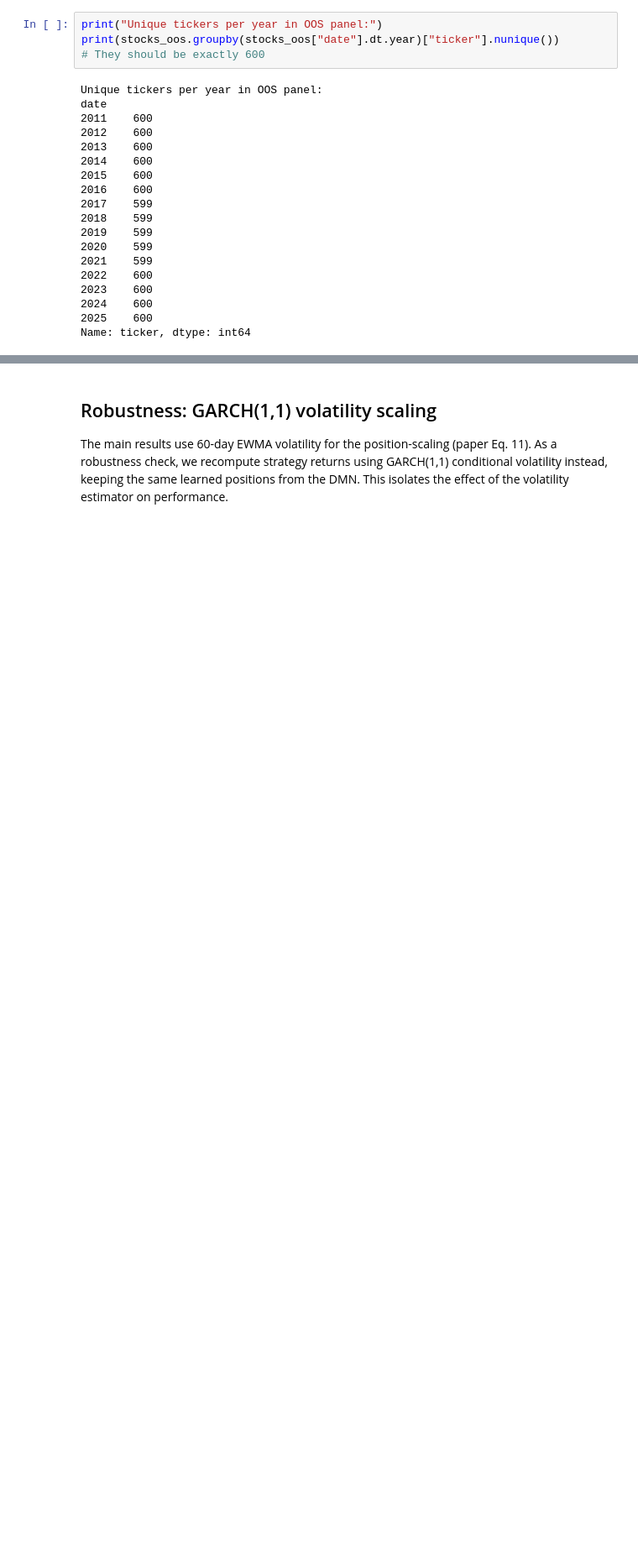
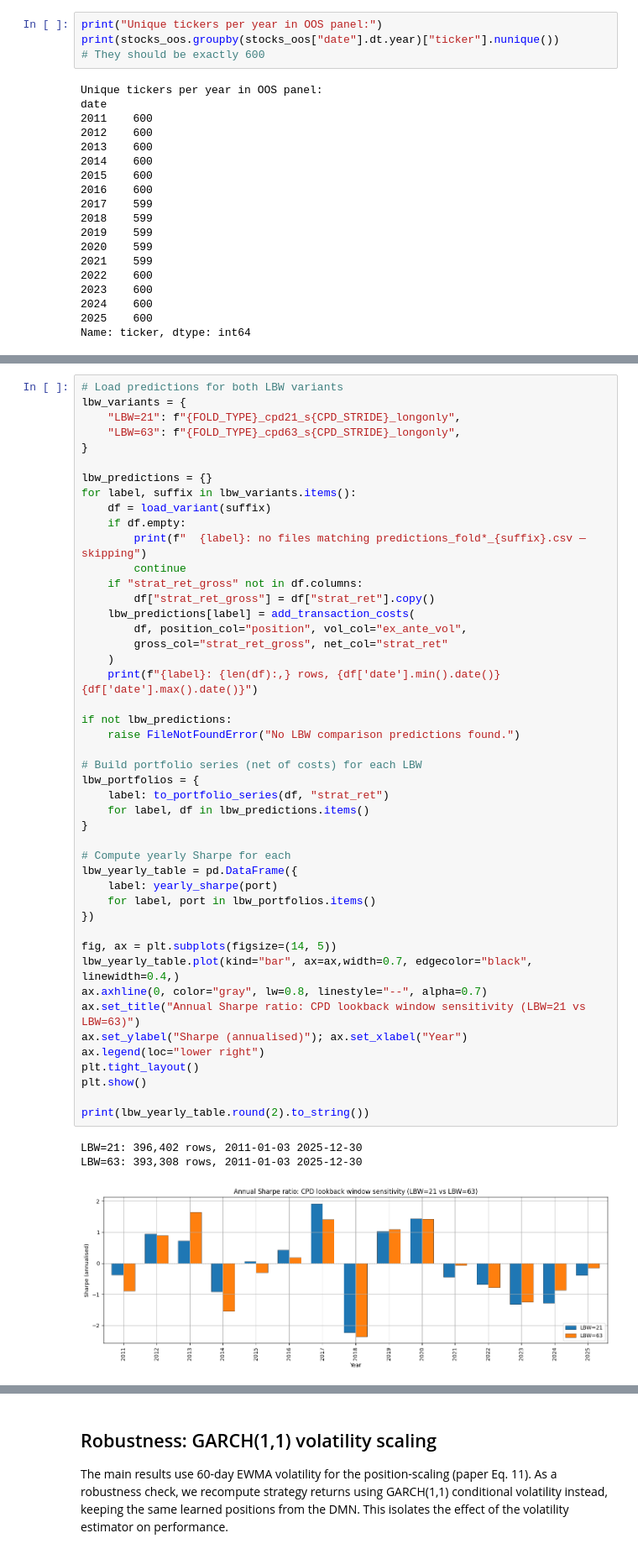
Before and after one commit to Edoardovona/STOXX600_DeepMomentumNetwork, a Jupyter notebook: notebooks/04_backtest.ipynb, the cells around one changed output, grey strips where cells are left out. Shown at 84% size. Cells and saved outputs as stored; diff of their text form; blank space fills up the shorter version.

Commit message:
Add 63 days lookback window

```diff
--- a/notebooks/04_backtest.ipynb
+++ b/notebooks/04_backtest.ipynb
@@ -607,0 +608,50 @@ Name: ticker, dtype: int64
+# %%
+# Load predictions for both LBW variants
+lbw_variants = {
+    "LBW=21": f"{FOLD_TYPE}_cpd21_s{CPD_STRIDE}_longonly",
+    "LBW=63": f"{FOLD_TYPE}_cpd63_s{CPD_STRIDE}_longonly",
+}
+
+lbw_predictions = {}
+for label, suffix in lbw_variants.items():
+    df = load_variant(suffix)
+    if df.empty:
+        print(f"  {label}: no files matching predictions_fold*_{suffix}.csv — skipping")
+        continue
+    if "strat_ret_gross" not in df.columns:
+        df["strat_ret_gross"] = df["strat_ret"].copy()
+    lbw_predictions[label] = add_transaction_costs(
+        df, position_col="position", vol_col="ex_ante_vol",
+        gross_col="strat_ret_gross", net_col="strat_ret"
+    )
+    print(f"{label}: {len(df):,} rows, {df['date'].min().date()} {df['date'].max().date()}")
+
+if not lbw_predictions:
+    raise FileNotFoundError("No LBW comparison predictions found.")
+
+# Build portfolio series (net of costs) for each LBW
+lbw_portfolios = {
+    label: to_portfolio_series(df, "strat_ret")
+    for label, df in lbw_predictions.items()
+}
+
+# Compute yearly Sharpe for each
+lbw_yearly_table = pd.DataFrame({
+    label: yearly_sharpe(port)
+    for label, port in lbw_portfolios.items()
+})
+
+fig, ax = plt.subplots(figsize=(14, 5))
+lbw_yearly_table.plot(kind="bar", ax=ax,width=0.7, edgecolor="black", linewidth=0.4,)
+ax.axhline(0, color="gray", lw=0.8, linestyle="--", alpha=0.7)
+ax.set_title("Annual Sharpe ratio: CPD lookback window sensitivity (LBW=21 vs LBW=63)")
+ax.set_ylabel("Sharpe (annualised)"); ax.set_xlabel("Year")
+ax.legend(loc="lower right")
+plt.tight_layout()
+plt.show()
+
+print(lbw_yearly_table.round(2).to_string())
+# %% [output]
+LBW=21: 396,402 rows, 2011-01-03 2025-12-30
+LBW=63: 393,308 rows, 2011-01-03 2025-12-30
+[figure, added]
```
Also changed, not shown: parts of 13 cells of this notebook, 1 other file.
